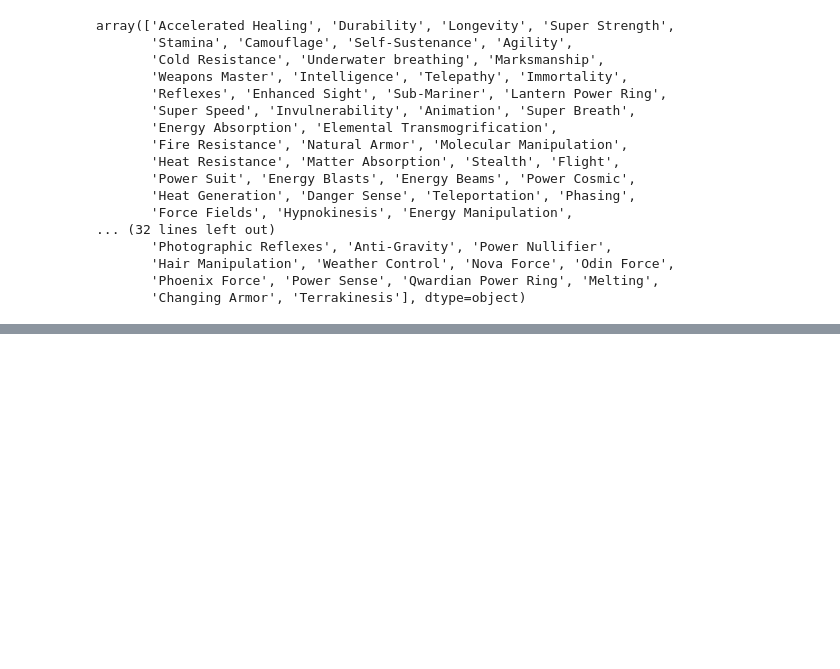
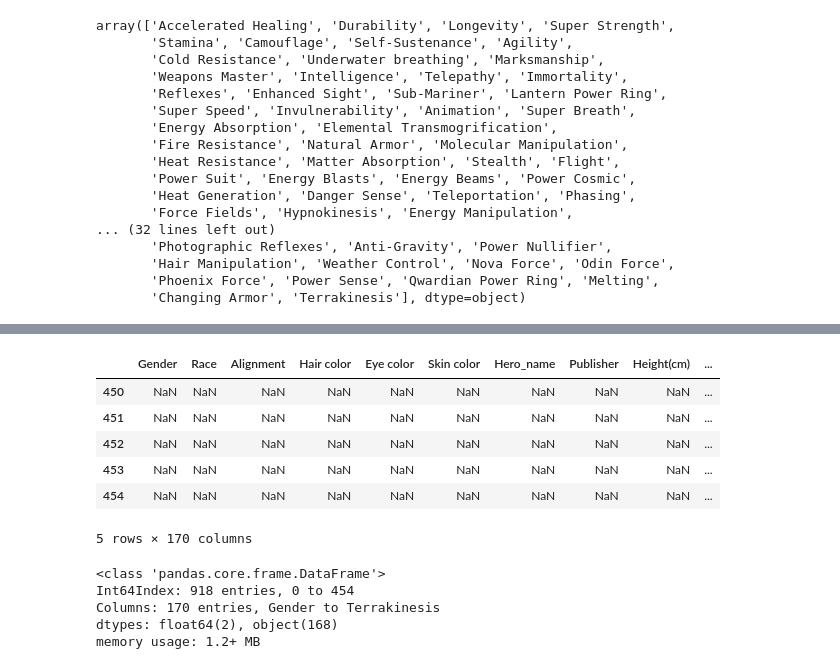
Before and after one commit to KDcodePy/Advanced_Data_Transformation, a Jupyter notebook: Advanced_Data_Transformation.ipynb, the cells around one changed output, grey strips where cells are left out. Cells and saved outputs as stored; diff of their text form; code cells hidden in the pictures; blank space fills up the shorter version.

```diff
--- a/Advanced_Data_Transformation.ipynb
+++ b/Advanced_Data_Transformation.ipynb
@@ -322,0 +407,4 @@ superhero_powers_df.head()
+# %%
+# Combine two df
+sh_combined_df = pd.concat([superhero_info,superhero_powers_df])
+sh_combined_df.head()
@@ -322,0 +419,18 @@ superhero_powers_df.head()
+# %%
+sh_combined_df.tail()
+# %% [output]
+|  | Gender | Race | Alignment | Hair color | Eye color | Skin color | Hero_name | Publisher | Height(cm) | ... |
+| 450 | NaN | NaN | NaN | NaN | NaN | NaN | NaN | NaN | NaN | ... |
+| 451 | NaN | NaN | NaN | NaN | NaN | NaN | NaN | NaN | NaN | ... |
+| 452 | NaN | NaN | NaN | NaN | NaN | NaN | NaN | NaN | NaN | ... |
+| 453 | NaN | NaN | NaN | NaN | NaN | NaN | NaN | NaN | NaN | ... |
+| 454 | NaN | NaN | NaN | NaN | NaN | NaN | NaN | NaN | NaN | ... |
+5 rows × 170 columns
+# %%
+sh_combined_df.info()
+# %% [output]
+<class 'pandas.core.frame.DataFrame'>
+Int64Index: 918 entries, 0 to 454
+Columns: 170 entries, Gender to Terrakinesis
+dtypes: float64(2), object(168)
+memory usage: 1.2+ MB
```
Also changed, not shown: parts of 19 cells of this notebook.
